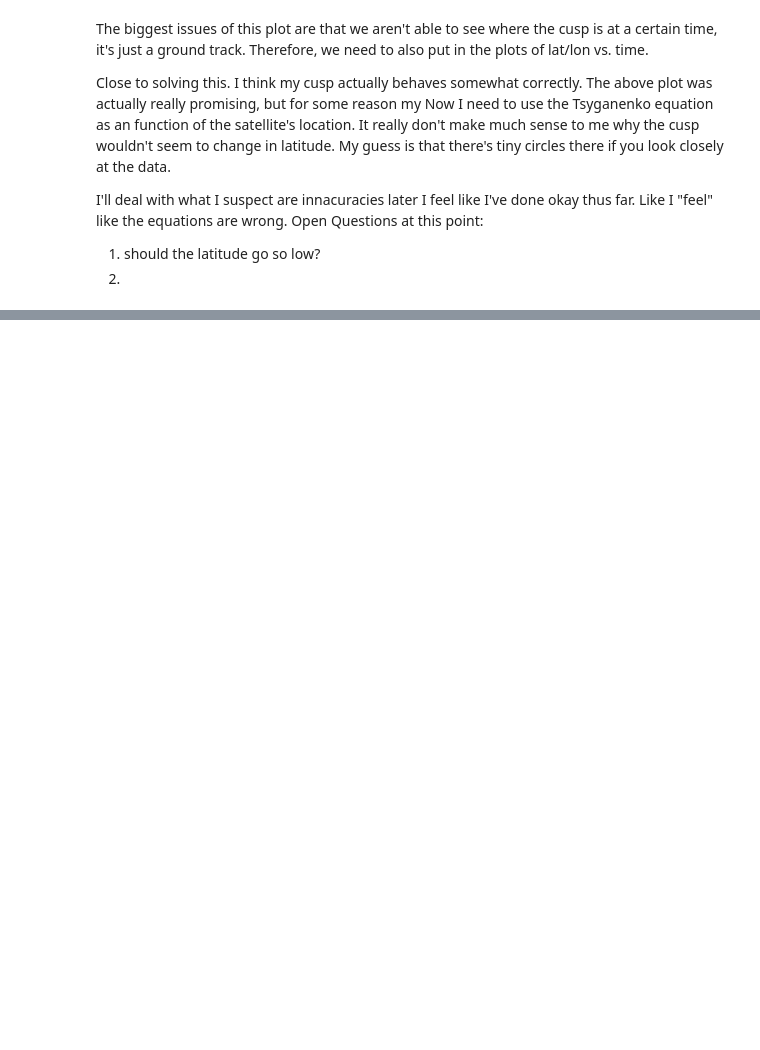
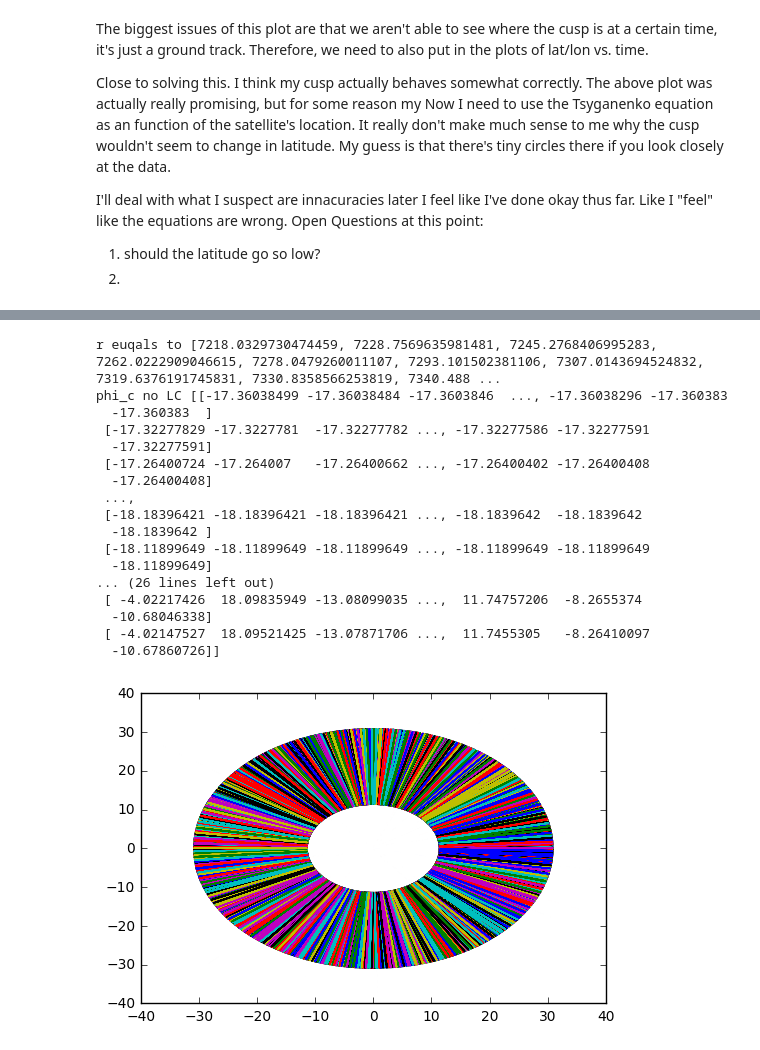
Before and after one commit to fsbr/se3-path-planner, a Jupyter notebook: modularPlanner/Cusp Plots (Daily).ipynb, the cells around one changed output, grey strips where cells are left out. Saved outputs shown, nothing was run; the diff lists cells and outputs as text; code cells hidden in the pictures; blank space fills up the shorter version.

```diff
--- a/modularPlanner/Cusp Plots (Daily).ipynb
+++ b/modularPlanner/Cusp Plots (Daily).ipynb
@@ -235,0 +238,26 @@ plt.show()
+# %%
+# testing the function for
+x,y,z = tsyg.orbitalCuspLocation(cvals,t)
+
+fig = plt.figure()
+plt.plot(x,z)
+plt.show()
+# %% [output]
+r euqals to [7218.0329730474459, 7228.7569635981481, 7245.2768406995283, 7262.0222909046615, 7278.0479260011107, 7293.101502381106, 7307.0143694524832, 7319.6376191745831, 7330.8358566253819, 7340.488 ...
+phi_c no LC [[-17.36038499 -17.36038484 -17.3603846  ..., -17.36038296 -17.360383
+  -17.360383  ]
+ [-17.32277829 -17.3227781  -17.32277782 ..., -17.32277586 -17.32277591
+  -17.32277591]
+ [-17.26400724 -17.264007   -17.26400662 ..., -17.26400402 -17.26400408
+  -17.26400408]
+ ...,
+ [-18.18396421 -18.18396421 -18.18396421 ..., -18.1839642  -18.1839642
+  -18.1839642 ]
+ [-18.11899649 -18.11899649 -18.11899649 ..., -18.11899649 -18.11899649
+  -18.11899649]
+... (26 lines left out)
+ [ -4.02217426  18.09835949 -13.08099035 ...,  11.74757206  -8.2655374
+  -10.68046338]
+ [ -4.02147527  18.09521425 -13.07871706 ...,  11.7455305   -8.26410097
+  -10.67860726]]
+[figure, added]
```
Also changed, not shown: parts of 5 cells of this notebook, 1 other file.
